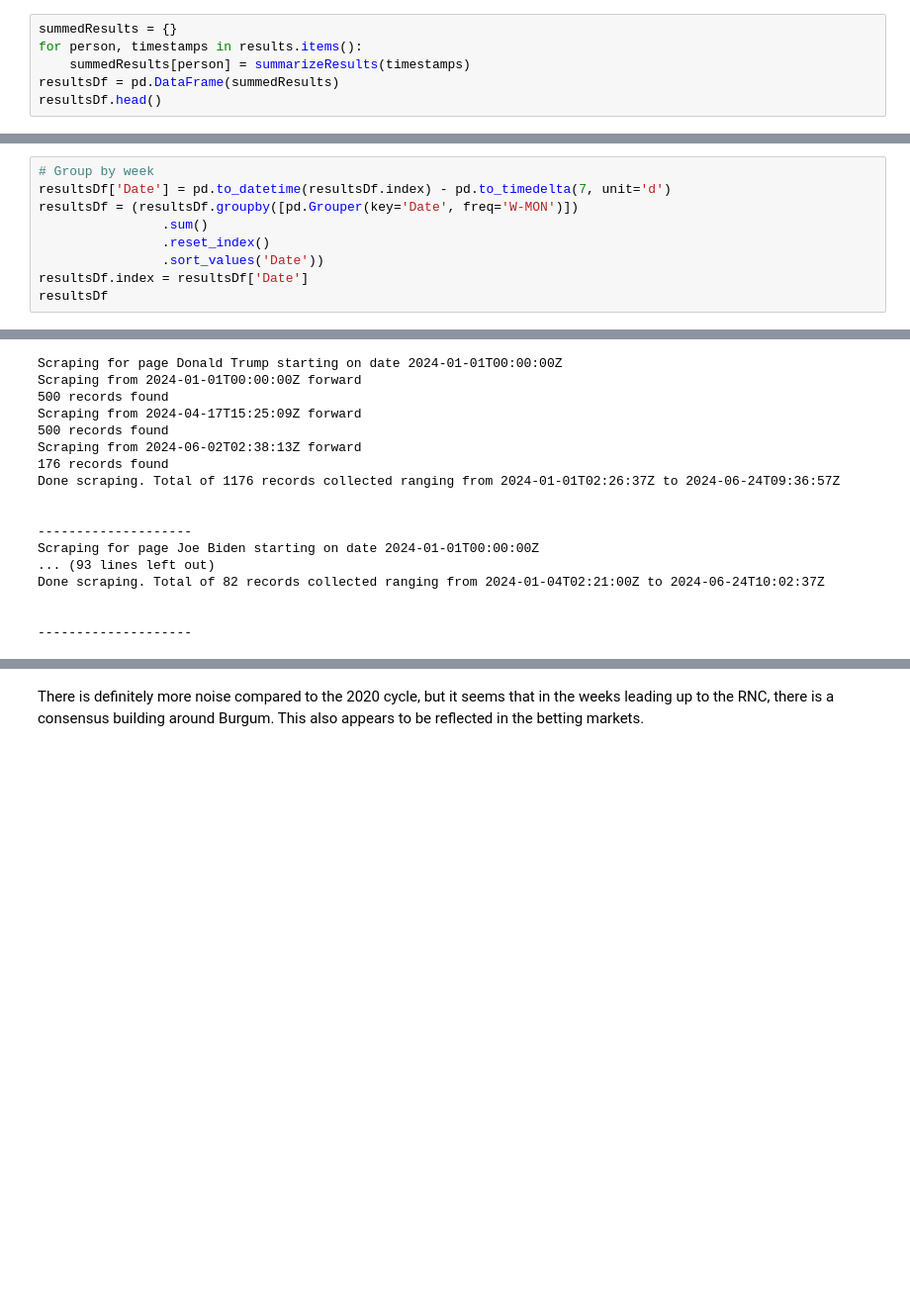
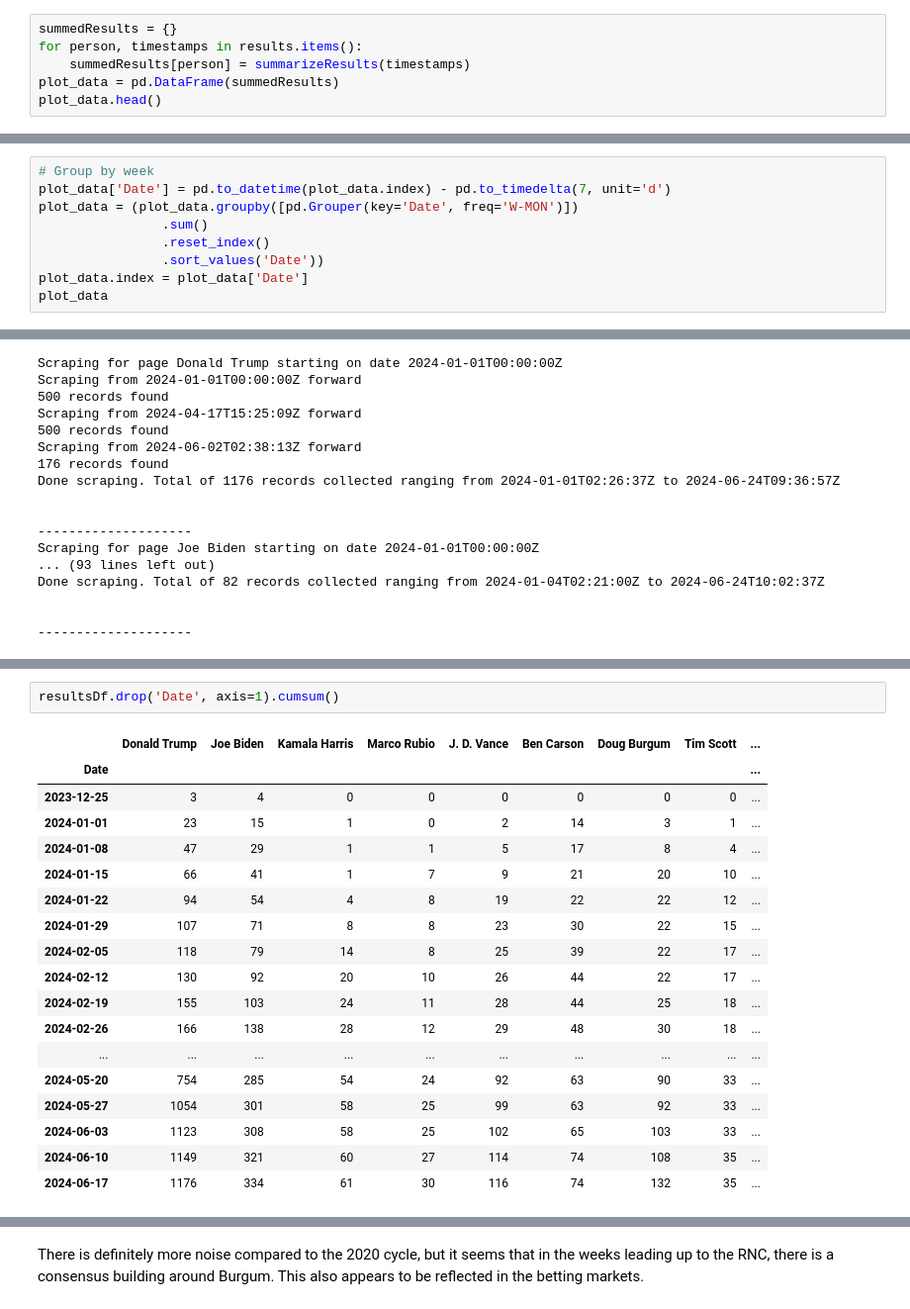
Before and after one commit to edridgedsouza/Veepstakes, a Jupyter notebook: Veepstakes.ipynb, the cells around one changed output, grey strips where cells are left out. Shown at 99% size. Cells and saved outputs as stored; diff of their text form; blank space fills up the shorter version.

```diff
--- a/Veepstakes.ipynb
+++ b/Veepstakes.ipynb
@@ -102,8 +102,8 @@ Done scraping. Total of 130 records collected ranging from 2020-01-11T18:38:13Z
 summedResults = {}
 for person, timestamps in results.items():
     summedResults[person] = summarizeResults(timestamps)
-resultsDf = pd.DataFrame(summedResults)
-resultsDf.head()
+plot_data = pd.DataFrame(summedResults)
+plot_data.head()
 # %% [output]
 |  | Donald Trump | Elizabeth Warren | Gretchen Whitmer | Joe Biden | Kamala Harris | Karen Bass | ... |
 | 2020-01-01 | 2 | 0 | 0 | 1 | 2 | 0 | ... |
@@ -125,13 +125,13 @@ resultsDf.head()
 213 rows × 13 columns
 # %%
 # Group by week
-resultsDf['Date'] = pd.to_datetime(resultsDf.index) - pd.to_timedelta(7, unit='d')
-resultsDf = (resultsDf.groupby([pd.Grouper(key='Date', freq='W-MON')])
+plot_data['Date'] = pd.to_datetime(plot_data.index) - pd.to_timedelta(7, unit='d')
+plot_data = (plot_data.groupby([pd.Grouper(key='Date', freq='W-MON')])
                 .sum()
                 .reset_index()
                 .sort_values('Date'))
-resultsDf.index = resultsDf['Date']
-resultsDf
+plot_data.index = plot_data['Date']
+plot_data
 # %% [output]
 |  | Date | Donald Trump | Elizabeth Warren | Gretchen Whitmer | Joe Biden | Kamala Harris | Karen Bass | ... |
 | Date |  |  |  |  |  |  |  | ... |
@@ -306,0 +316,21 @@ make_2024_plot(show_pres=True, show_all=True)
+# %%
+resultsDf.drop('Date', axis=1).cumsum()
+# %% [output]
+|  | Donald Trump | Joe Biden | Kamala Harris | Marco Rubio | J. D. Vance | Ben Carson | Doug Burgum | Tim Scott | ... |
+| Date |  |  |  |  |  |  |  |  | ... |
+| 2023-12-25 | 3 | 4 | 0 | 0 | 0 | 0 | 0 | 0 | ... |
+| 2024-01-01 | 23 | 15 | 1 | 0 | 2 | 14 | 3 | 1 | ... |
+| 2024-01-08 | 47 | 29 | 1 | 1 | 5 | 17 | 8 | 4 | ... |
+| 2024-01-15 | 66 | 41 | 1 | 7 | 9 | 21 | 20 | 10 | ... |
+| 2024-01-22 | 94 | 54 | 4 | 8 | 19 | 22 | 22 | 12 | ... |
+| 2024-01-29 | 107 | 71 | 8 | 8 | 23 | 30 | 22 | 15 | ... |
+| 2024-02-05 | 118 | 79 | 14 | 8 | 25 | 39 | 22 | 17 | ... |
+| 2024-02-12 | 130 | 92 | 20 | 10 | 26 | 44 | 22 | 17 | ... |
+| 2024-02-19 | 155 | 103 | 24 | 11 | 28 | 44 | 25 | 18 | ... |
+| 2024-02-26 | 166 | 138 | 28 | 12 | 29 | 48 | 30 | 18 | ... |
+| ... | ... | ... | ... | ... | ... | ... | ... | ... | ... |
+| 2024-05-20 | 754 | 285 | 54 | 24 | 92 | 63 | 90 | 33 | ... |
+| 2024-05-27 | 1054 | 301 | 58 | 25 | 99 | 63 | 92 | 33 | ... |
+| 2024-06-03 | 1123 | 308 | 58 | 25 | 102 | 65 | 103 | 33 | ... |
+| 2024-06-10 | 1149 | 321 | 60 | 27 | 114 | 74 | 108 | 35 | ... |
+| 2024-06-17 | 1176 | 334 | 61 | 30 | 116 | 74 | 132 | 35 | ... |
```
Also changed, not shown: parts of 4 cells of this notebook.
